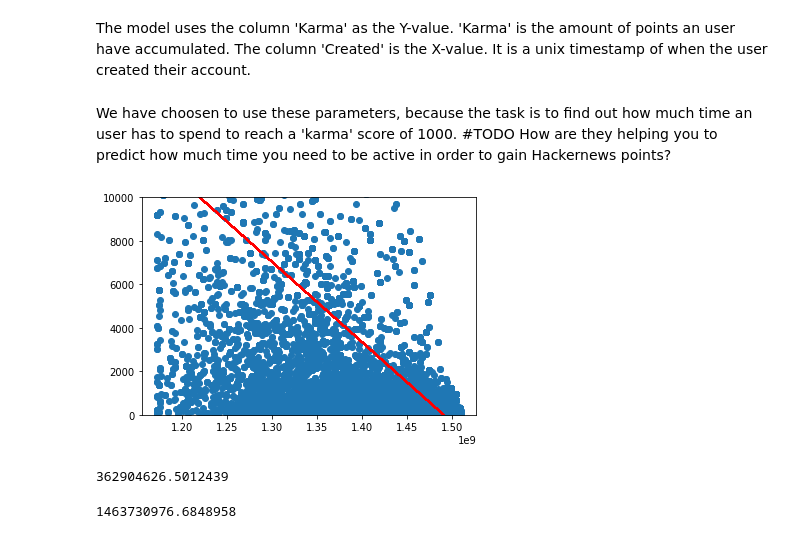
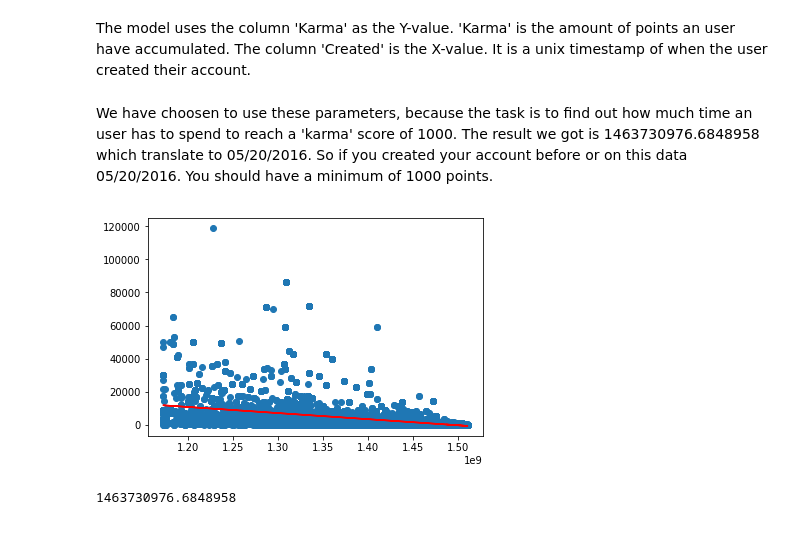
Before and after one commit to mathiasjepsen/MachineLearning-Project_1, a Jupyter notebook: project1.ipynb, the cells around one changed output. Drawn from its saved outputs; the diff is of its cells as text; code cells hidden in the pictures.

```diff
--- a/project1.ipynb
+++ b/project1.ipynb
@@ -32,5 +13,5 @@ data
 # %%
-data = data.sort_values('created',ascending = True)
+#data = data.sort_values('created',ascending = True)
 data.plot.scatter(x="created", y="karma")
 # %% [output]
 <matplotlib.axes._subplots.AxesSubplot at 0x...>
@@ -78,18 +59,14 @@ array([ 54944.17572095])
 # %% [markdown]
 The model uses the column 'Karma' as the Y-value. 'Karma' is the amount of points an user have accumulated. The column 'Created' is the X-value. It is a unix timestamp of when the user created their account.
 # %% [markdown]
-We have choosen to use these parameters, because the task is to find out how much time an user has to spend to reach a 'karma' score of 1000. #TODO How are they helping you to predict how much time you need to be active in order to gain Hackernews points?
+We have choosen to use these parameters, because the task is to find out how much time an user has to spend to reach a 'karma' score of 1000. The result we got is 1463730976.6848958 which translate to 05/20/2016. So if you created your account before or on this data 05/20/2016. You should have a minimum of 1000 points.
 # %%
 plt.scatter(created,karma)
 plt.plot(created,y_pred,'r')
-plt.ylim(0, 10000)
+#plt.ylim(0, 10000)
 plt.show()
 # %% [output]
-[figure, old version]
+[figure, new version]
-# %%
-1000/2.75554492e-6
-# %% [output]
-362904626.5012439
 # %%
 (1000-55660.19119786)/-3.73430583e-05
 # %% [output]
```
Also changed, not shown: parts of 19 cells of this notebook, 1 other file.
